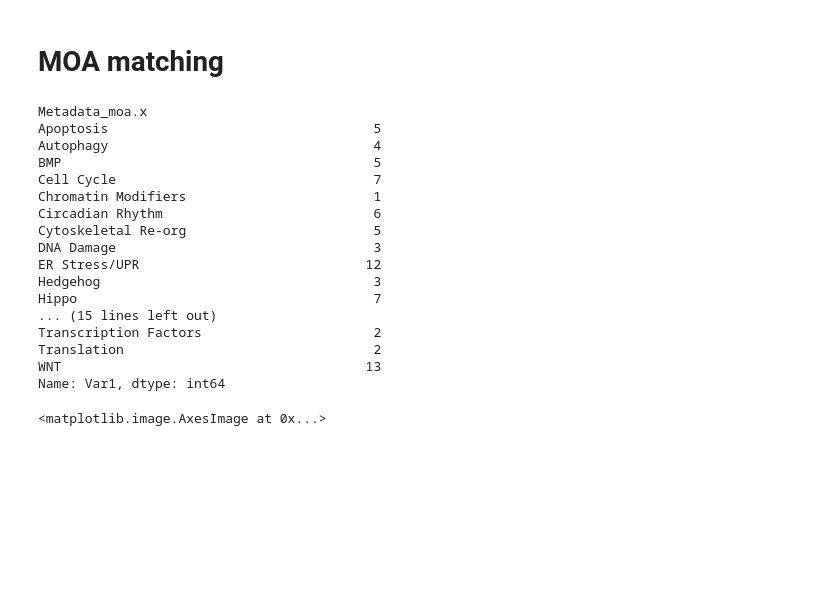
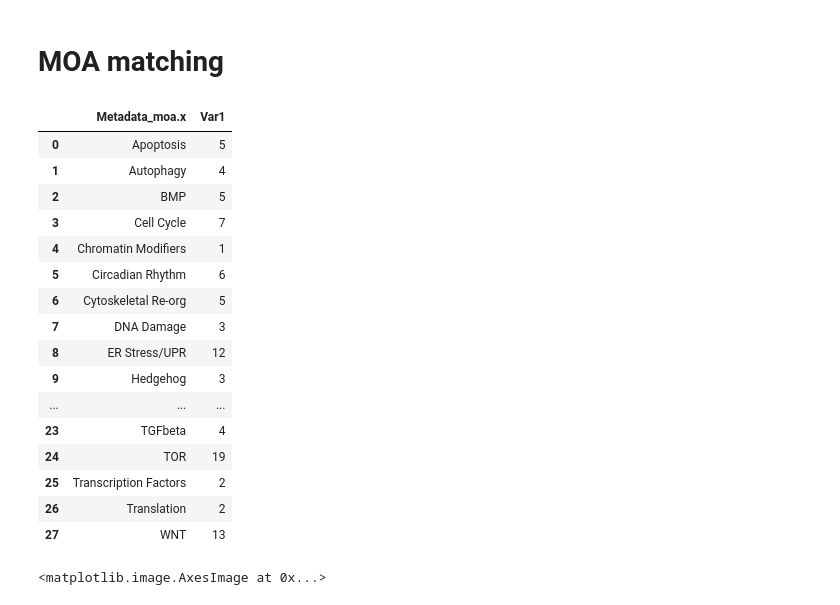
Before and after one commit to broadinstitute/DeepProfilerExperiments, a Jupyter notebook: ta-orf/04-downstream-analysis.ipynb, the cells around one changed output. Cells and saved outputs as stored; diff of their text form; code cells hidden in the pictures; blank space fills up the shorter version.

```diff
--- a/ta-orf/04-downstream-analysis.ipynb
+++ b/ta-orf/04-downstream-analysis.ipynb
@@ -37,25 +37,26 @@ X, Y = profiling.load_correlation_matrix(CORR_MATRIX)
 # %% [markdown]
 # MOA matching
 # %%
-Y.groupby("Metadata_moa.x")["Var1"].count()
+moa_classes = Y.groupby("Metadata_moa.x")["Var1"].count().reset_index()
+moa_classes
 # %% [output]
-Metadata_moa.x
-Apoptosis                                  5
-Autophagy                                  4
-BMP                                        5
-Cell Cycle                                 7
-Chromatin Modifiers                        1
-Circadian Rhythm                           6
-Cytoskeletal Re-org                        5
-DNA Damage                                 3
-ER Stress/UPR                             12
-Hedgehog                                   3
-Hippo                                      7
-... (15 lines left out)
-Transcription Factors                      2
-Translation                                2
-WNT                                       13
-Name: Var1, dtype: int64
+|  | Metadata_moa.x | Var1 |
+| 0 | Apoptosis | 5 |
+| 1 | Autophagy | 4 |
+| 2 | BMP | 5 |
+| 3 | Cell Cycle | 7 |
+| 4 | Chromatin Modifiers | 1 |
+| 5 | Circadian Rhythm | 6 |
+| 6 | Cytoskeletal Re-org | 5 |
+| 7 | DNA Damage | 3 |
+| 8 | ER Stress/UPR | 12 |
+| 9 | Hedgehog | 3 |
+| ... | ... | ... |
+| 23 | TGFbeta | 4 |
+| 24 | TOR | 19 |
+| 25 | Transcription Factors | 2 |
+| 26 | Translation | 2 |
+| 27 | WNT | 13 |
 # %%
 moa_matches = []
 for k,r in Y.iterrows():
```
Also changed, not shown: parts of 16 cells of this notebook, 2 other files.
